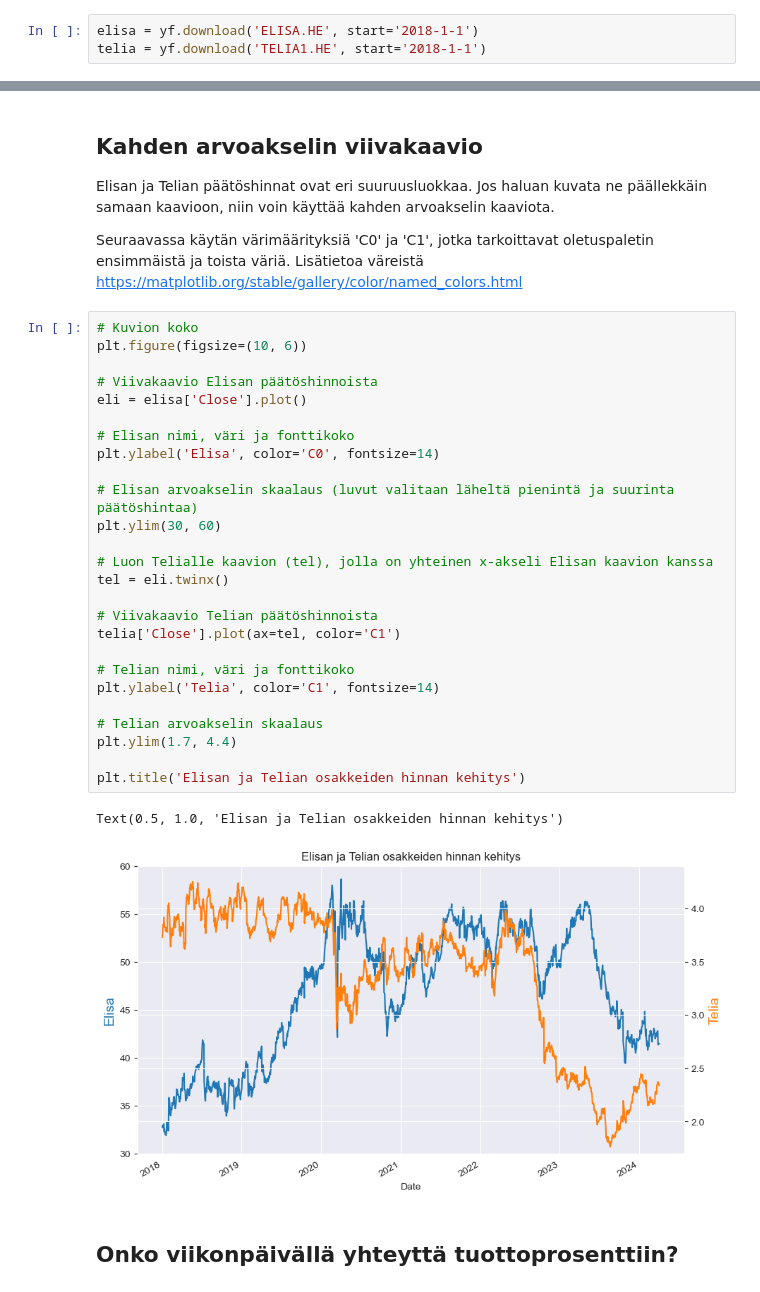
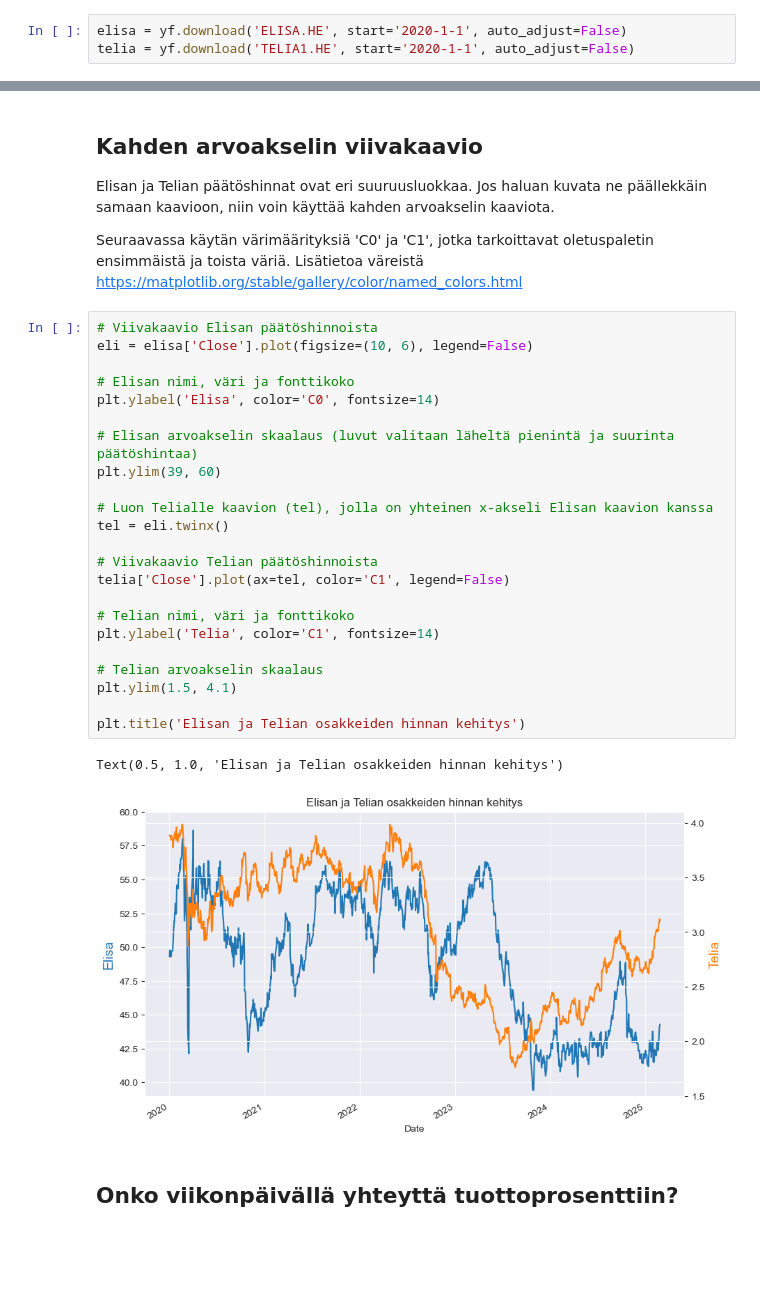
Before and after one commit to taanila/aikasarjat, a Jupyter notebook: aikasarjat.ipynb, the cells around one changed output, grey strips where cells are left out. Cells and saved outputs as stored; diff of their text form; blank space fills up the shorter version.

```diff
--- a/aikasarjat.ipynb
+++ b/aikasarjat.ipynb
@@ -26,4 +28,4 @@ Joka kerta kun suoritan koodin, saan mukaan myös tuoreimmat tiedot.
 # %%
-elisa = yf.download('ELISA.HE', start='2018-1-1')
-telia = yf.download('TELIA1.HE', start='2018-1-1')
+elisa = yf.download('ELISA.HE', start='2020-1-1', auto_adjust=False)
+telia = yf.download('TELIA1.HE', start='2020-1-1', auto_adjust=False)
 # %% [output]
@@ -322,34 +328,31 @@ Elisan ja Telian päätöshinnat ovat eri suuruusluokkaa. Jos haluan kuvata ne p
 
 Seuraavassa käytän värimäärityksiä 'C0' ja 'C1', jotka tarkoittavat oletuspaletin ensimmäistä ja toista väriä. Lisätietoa väreistä https://matplotlib.org/stable/gallery/color/named_colors.html
 # %%
-# Kuvion koko
-plt.figure(figsize=(10, 6))
-
 # Viivakaavio Elisan päätöshinnoista
-eli = elisa['Close'].plot()
+eli = elisa['Close'].plot(figsize=(10, 6), legend=False)
 
 # Elisan nimi, väri ja fonttikoko
 plt.ylabel('Elisa', color='C0', fontsize=14)
 
 # Elisan arvoakselin skaalaus (luvut valitaan läheltä pienintä ja suurinta päätöshintaa)
-plt.ylim(30, 60)
+plt.ylim(39, 60)
 
 # Luon Telialle kaavion (tel), jolla on yhteinen x-akseli Elisan kaavion kanssa
 tel = eli.twinx()
 
 # Viivakaavio Telian päätöshinnoista
-telia['Close'].plot(ax=tel, color='C1')
+telia['Close'].plot(ax=tel, color='C1', legend=False)
 
 # Telian nimi, väri ja fonttikoko
 plt.ylabel('Telia', color='C1', fontsize=14)
 
 # Telian arvoakselin skaalaus
-plt.ylim(1.7, 4.4)
+plt.ylim(1.5, 4.1)
 
 plt.title('Elisan ja Telian osakkeiden hinnan kehitys')
 # %% [output]
 Text(0.5, 1.0, 'Elisan ja Telian osakkeiden hinnan kehitys')
-[figure, old version]
+[figure, new version]
 # %% [markdown]
 <h2>Onko viikonpäivällä yhteyttä tuottoprosenttiin?</h2>
 # %%
```
Also changed, not shown: parts of 27 cells of this notebook.
